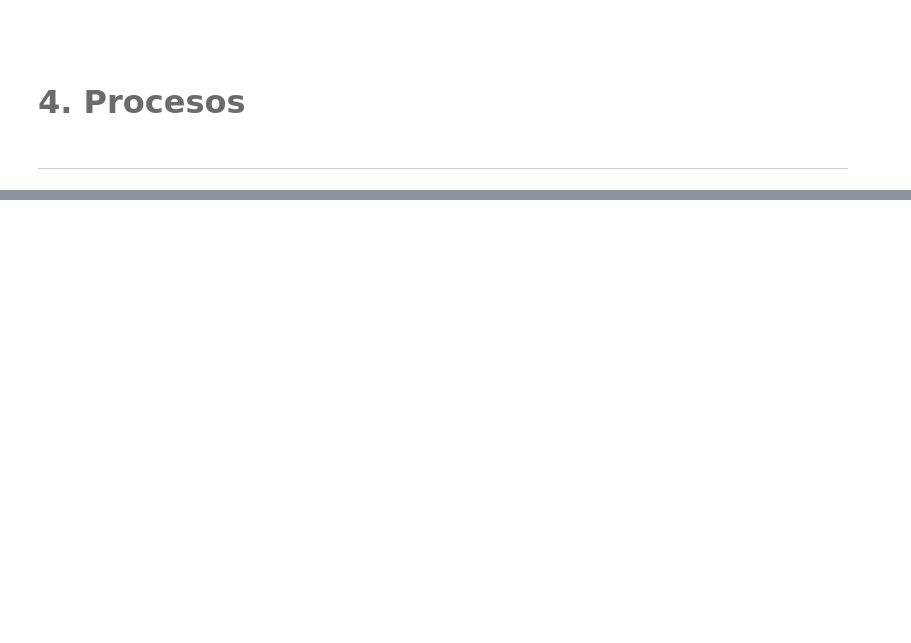
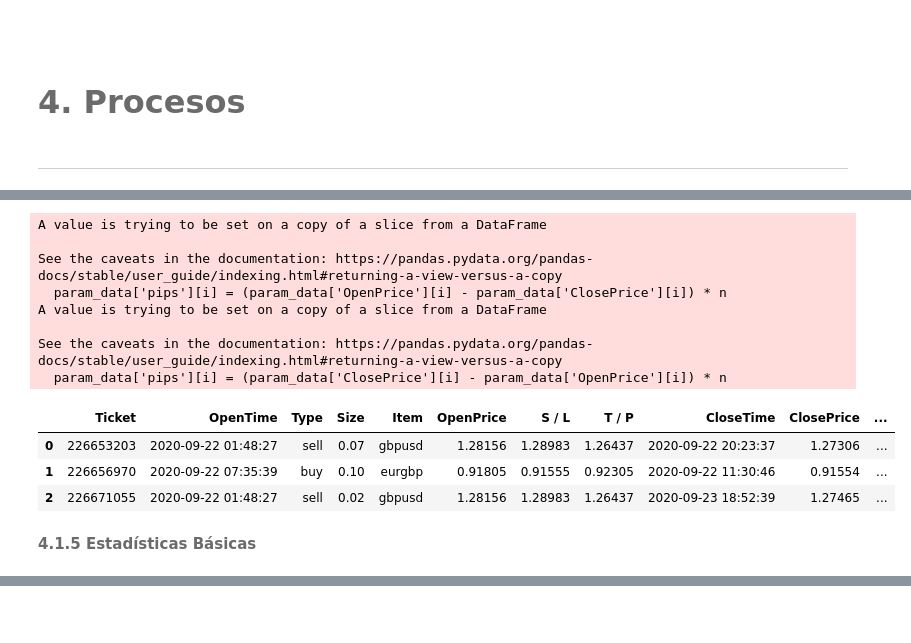
Before and after one commit to lizette98/myst_equipo8_lab3, a Jupyter notebook: notebook.ipynb, the cells around one changed output, grey strips where cells are left out. Drawn from its saved outputs; the diff is of its cells as text; code cells hidden in the pictures; blank space fills up the shorter version.

```diff
--- a/notebook.ipynb
+++ b/notebook.ipynb
@@ -98,0 +135,18 @@ print(pip_size)
+# %%
+df_data = fn.f_columnas_pips(param_data=df_data)
+df_data.head(3)
+# %% [output]
+A value is trying to be set on a copy of a slice from a DataFrame
+
+See the caveats in the documentation: https://pandas.pydata.org/pandas-docs/stable/user_guide/indexing.html#returning-a-view-versus-a-copy
+  param_data['pips'][i] = (param_data['OpenPrice'][i] - param_data['ClosePrice'][i]) * n
+A value is trying to be set on a copy of a slice from a DataFrame
+
+See the caveats in the documentation: https://pandas.pydata.org/pandas-docs/stable/user_guide/indexing.html#returning-a-view-versus-a-copy
+  param_data['pips'][i] = (param_data['ClosePrice'][i] - param_data['OpenPrice'][i]) * n
+|  | Ticket | OpenTime | Type | Size | Item | OpenPrice | S / L | T / P | CloseTime | ClosePrice | ... |
+| 0 | 226653203 | 2020-09-22 01:48:27 | sell | 0.07 | gbpusd | 1.28156 | 1.28983 | 1.26437 | 2020-09-22 20:23:37 | 1.27306 | ... |
+| 1 | 226656970 | 2020-09-22 07:35:39 | buy | 0.10 | eurgbp | 0.91805 | 0.91555 | 0.92305 | 2020-09-22 11:30:46 | 0.91554 | ... |
+| 2 | 226671055 | 2020-09-22 01:48:27 | sell | 0.02 | gbpusd | 1.28156 | 1.28983 | 1.26437 | 2020-09-23 18:52:39 | 1.27465 | ... |
+# %% [markdown]
+<font color= #6B6B6B> <font size = 4.5> **4.1.5 Estadísticas Básicas** </font>
```
Also changed, not shown: parts of 29 cells of this notebook.
